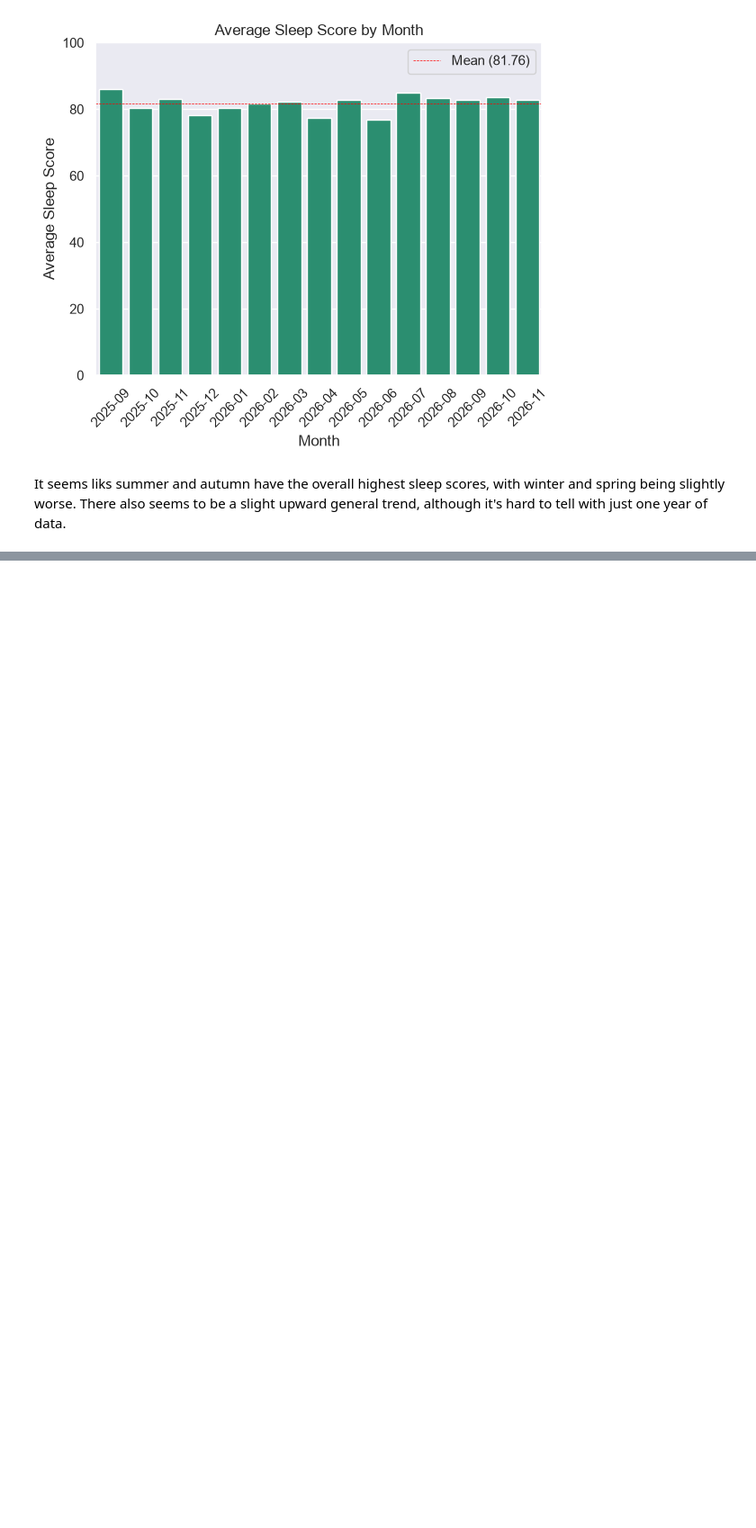
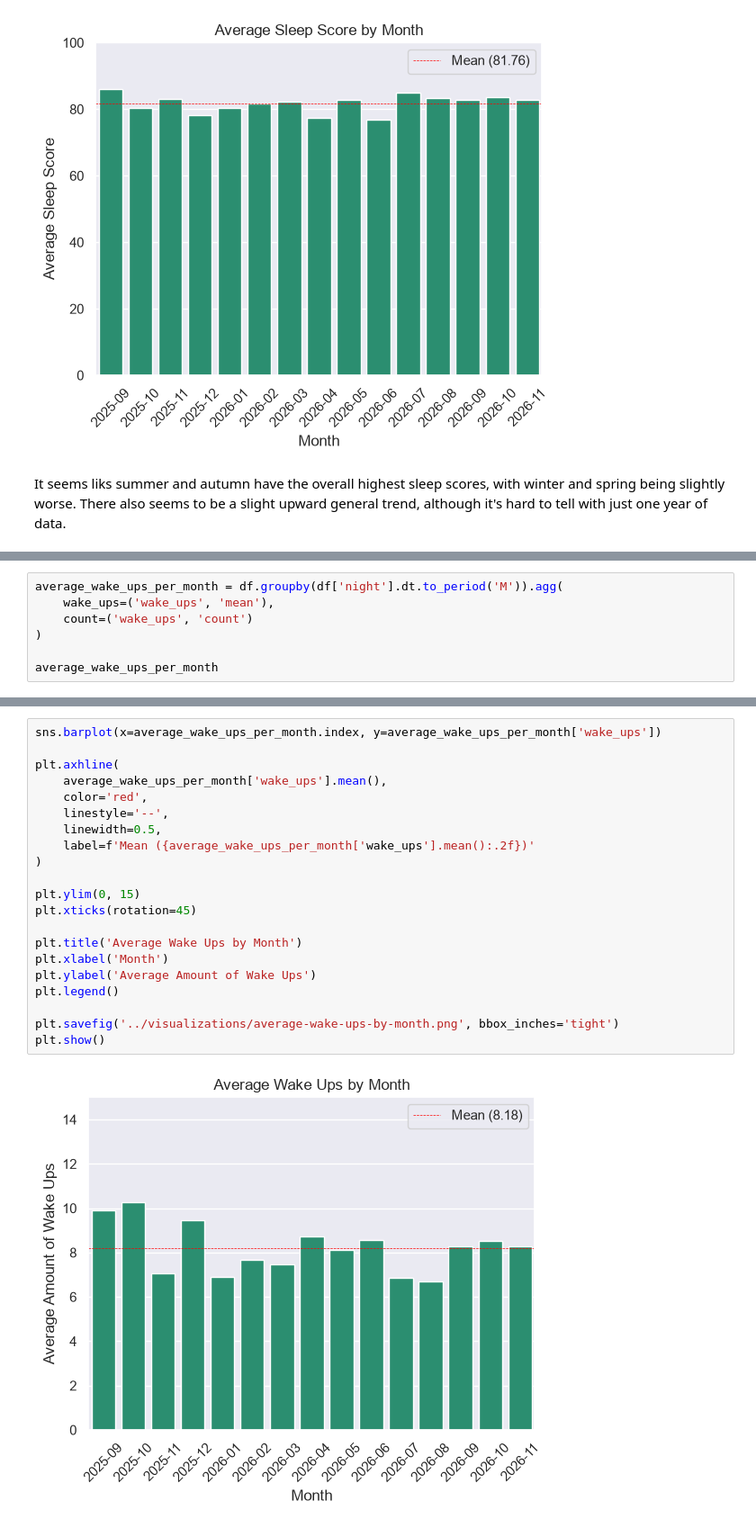
Before and after one commit to DimitarK13/personal-sleep-analysis, a Jupyter notebook: notebooks/03-exploratory-data-analysis.ipynb, the cells around one changed output, grey strips where cells are left out. Shown at 90% size. Saved outputs shown, nothing was run; the diff lists cells and outputs as text; blank space fills up the shorter version.

Commit message:
investigate average wake ups by month

```diff
--- a/notebooks/03-exploratory-data-analysis.ipynb
+++ b/notebooks/03-exploratory-data-analysis.ipynb
@@ -102,0 +107,7 @@ It seems liks summer and autumn have the overall highest sleep scores, with wint
+# %%
+average_wake_ups_per_month = df.groupby(df['night'].dt.to_period('M')).agg(
+    wake_ups=('wake_ups', 'mean'),
+    count=('wake_ups', 'count')
+)
+
+average_wake_ups_per_month
@@ -102,0 +132,23 @@ It seems liks summer and autumn have the overall highest sleep scores, with wint
+# %%
+sns.barplot(x=average_wake_ups_per_month.index, y=average_wake_ups_per_month['wake_ups'])
+
+plt.axhline(
+    average_wake_ups_per_month['wake_ups'].mean(),
+    color='red',
+    linestyle='--',
+    linewidth=0.5,
+    label=f'Mean ({average_wake_ups_per_month['wake_ups'].mean():.2f})'
+)
+
+plt.ylim(0, 15)
+plt.xticks(rotation=45)
+
+plt.title('Average Wake Ups by Month')
+plt.xlabel('Month')
+plt.ylabel('Average Amount of Wake Ups')
+plt.legend()
+
+plt.savefig('../visualizations/average-wake-ups-by-month.png', bbox_inches='tight')
+plt.show()
+# %% [output]
+[figure, added]
```
Also changed, not shown: parts of 4 cells of this notebook, 1 other file.
